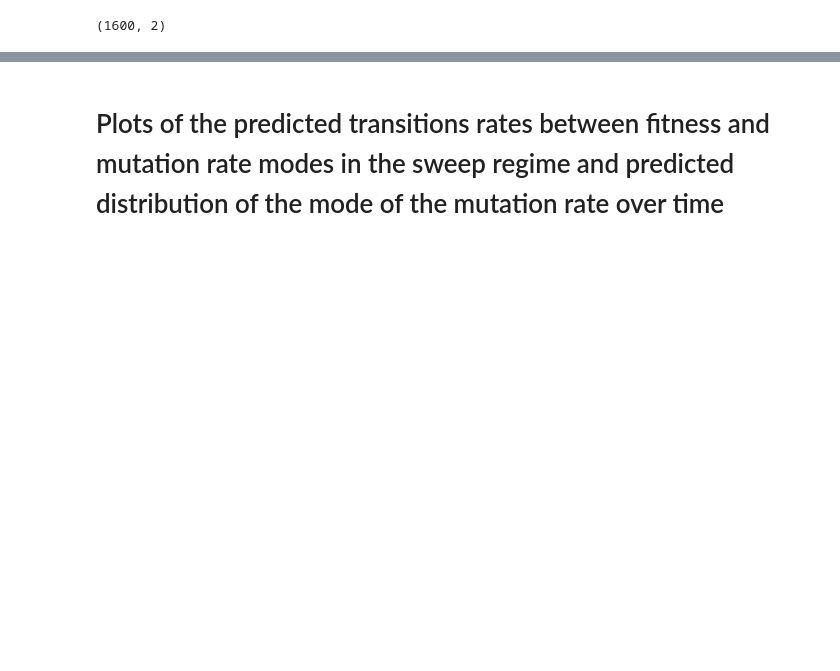
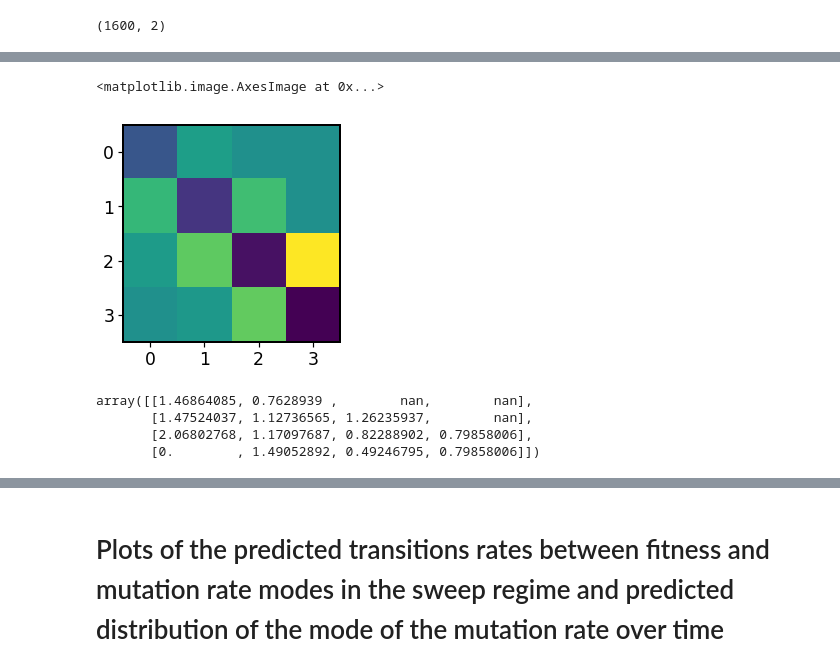
Before and after one commit to nicholas-sherer/Population-Evolution-Project-Source-Code, a Jupyter notebook: Plots related to the mutation-rate-sweep approximation.ipynb, the cells around one changed output, grey strips where cells are left out. Cells and saved outputs as stored; diff of their text form; code cells hidden in the pictures; blank space fills up the shorter version.

```diff
--- a/Plots related to the mutation-rate-sweep approximation.ipynb
+++ b/Plots related to the mutation-rate-sweep approximation.ipynb
@@ -433,0 +466,12 @@ np.array(fmu1).shape
+# %%
+plt.imshow(theor_Tm1[-4:,-4:])
+# %% [output]
+<matplotlib.image.AxesImage at 0x...>
+[figure, added]
+# %%
+emp_Tm1/theor_Tm1[-4:,-4:]
+# %% [output]
+array([[1.46864085, 0.7628939 ,        nan,        nan],
+       [1.47524037, 1.12736565, 1.26235937,        nan],
+       [2.06802768, 1.17097687, 0.82288902, 0.79858006],
+       [0.        , 1.49052892, 0.49246795, 0.79858006]])
```
Also changed, not shown: parts of 11 cells of this notebook.
